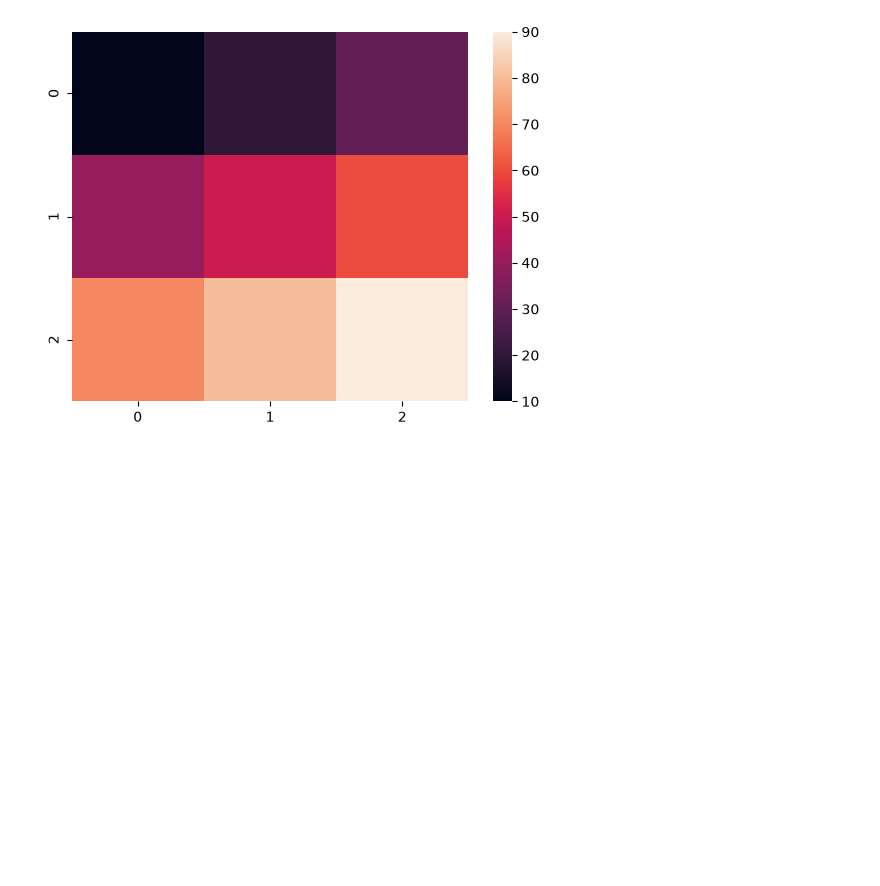
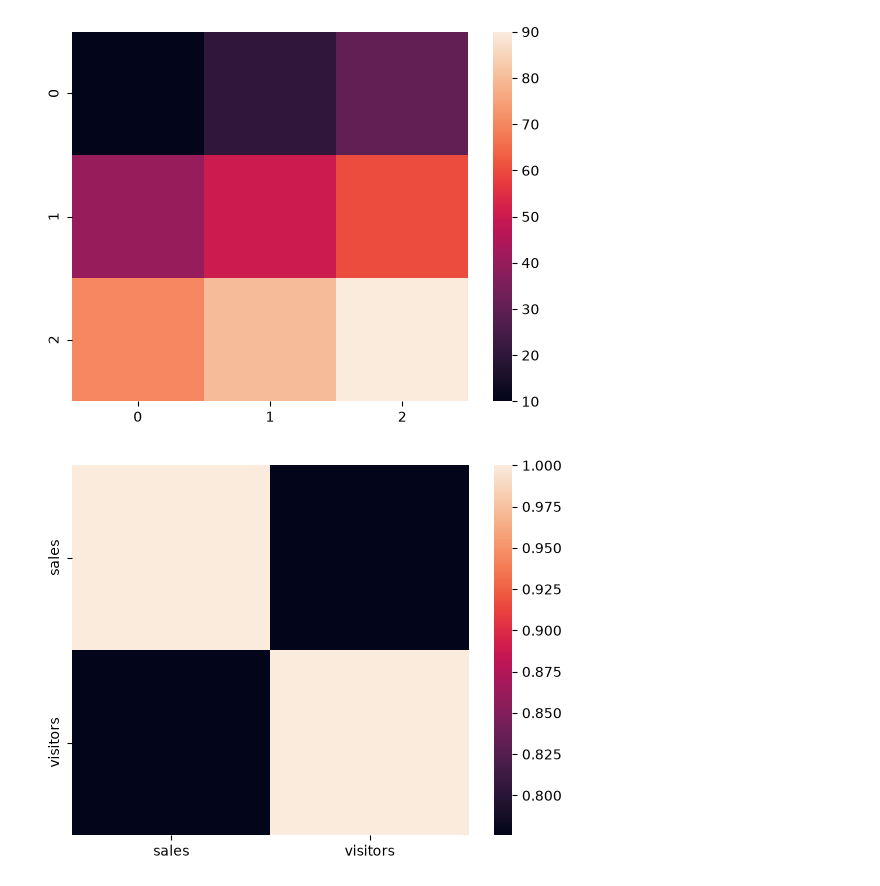
Before and after one commit to AmitKumarPrasad1846/Complete_AI_ML_challenge, a Jupyter notebook: 05_seaborn/seaborn_day_1.ipynb, the cells around one changed output. Cells and saved outputs as stored; diff of their text form; code cells hidden in the pictures; blank space fills up the shorter version.

```diff
--- a/05_seaborn/seaborn_day_1.ipynb
+++ b/05_seaborn/seaborn_day_1.ipynb
@@ -189,3 +189,8 @@ sns.heatmap(data)
 plt.show()
 # %% [output]
 [figure]
+# %%
+sns.heatmap(df[['sales','visitors']].corr()) #corr() -> to get the co-relation between columns
+plt.show()
+# %% [output]
+[figure, added]
```
Also changed, not shown: parts of 2 cells of this notebook.
